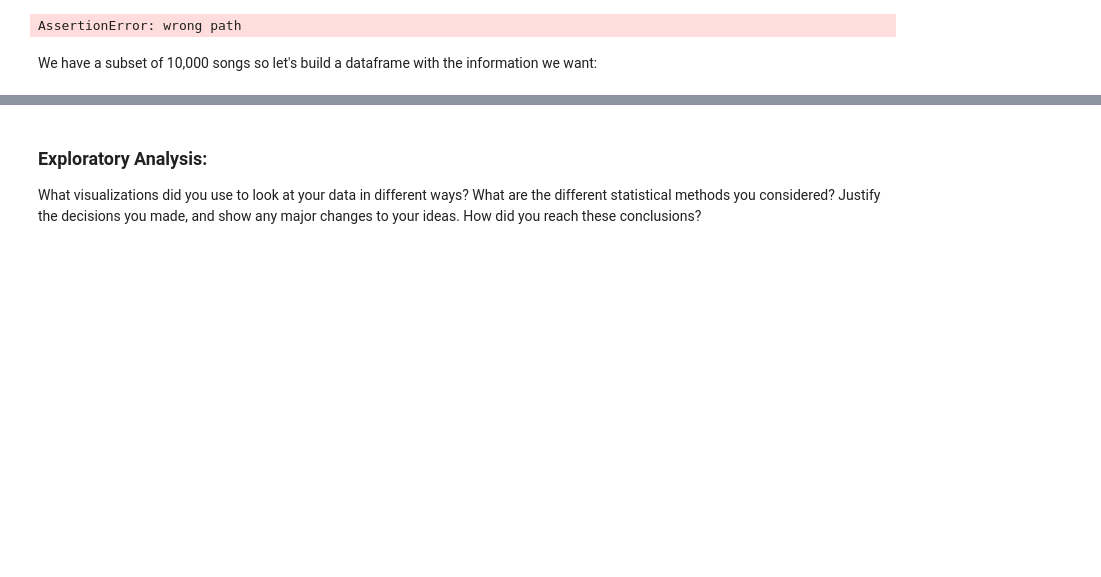
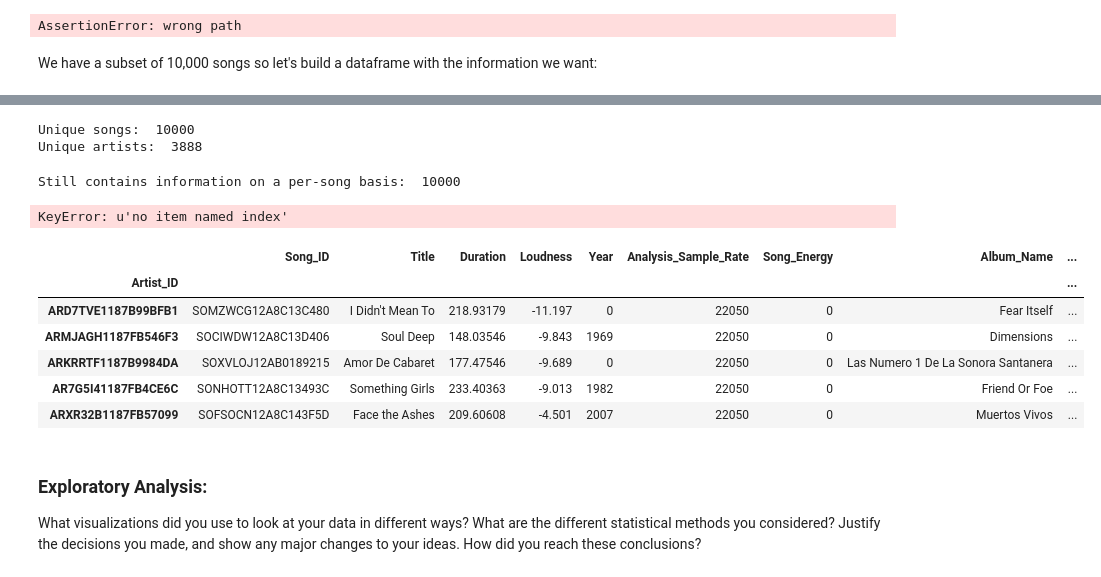
Before and after one commit to AnastasiyaB/Music_Magic, a Jupyter notebook: Process_Book.ipynb, the cells around one changed output, grey strips where cells are left out. Saved outputs shown, nothing was run; the diff lists cells and outputs as text; code cells hidden in the pictures; blank space fills up the shorter version.

```diff
--- a/Process_Book.ipynb
+++ b/Process_Book.ipynb
@@ -265,0 +286,57 @@ IOError: File all_data.csv does not exist
+# %%
+print "Unique songs: ", len(data_df.Song_ID.unique())
+print "Unique artists: ", len(data_df.Artist_ID.unique())
+
+
+### compute some category averages
+def recompute_frame(ldf):
+
+    ### can do it by artist and by album
+    ldfu=ldf.groupby('Artist_ID')
+
+    nldf=ldf.copy()
+    nldf.set_index(['Artist_ID'], inplace=True)
+
+    nldf['Artist_Song_count'] = ldfu.Song_ID.count()
+    nldf['Artist_avg_song_hotness'] = ldfu.Song_Hotness.mean()
+    nldf['Artist_avg_dancibility'] = ldfu.Danceability.mean()
+    nldf['Artist_avg_duration'] = ldfu.Duration.mean()
+    nldf['Artist_avg_loudness'] = ldfu.Loudness.mean()
+    nldf['Artist_avg_release'] = ldfu.Year.mean()
+    nldf['Artist_avg_analysis_sample_rate'] = ldfu.Analysis_Sample_Rate.mean()
+    nldf['Artist_avg_key'] = ldfu.Key.mean()
+    nldf['Artist_avg_tempo'] = ldfu.Tempo.mean()
+    #### could always add more category averages here
+
+ #   nldf.reset_index(inplace=True)
+    return nldf
+# %% [output]
+Unique songs:  10000
+Unique artists:  3888
+# %%
+new_frame = recompute_frame(data_df)
+print "Still contains information on a per-song basis: ", len(new_frame.index)
+### TODO want to aggregate information here in order not to throw it out
+### make sure that title and song id are aggreagated, etc
+# %% [output]
+Still contains information on a per-song basis:  10000
+# %%
+new_frame = new_frame.drop_duplicates(cols='index',take_last=True) ## TODO make sure to do this correctly
+print "Now all the duplicate indices have been removed: ", len(new_frame.index)
+# %% [output]
+KeyError: u'no item named index'
+# %%
+# drop some of the columns it doesn't have make sense to have anymore
+#new_frame = new_frame.drop('Song_Hotness',1)
+#new_frame = new_frame.drop('Danceability',1)
+#### TODO drop the rest of the meaningless categories here ...
+
+new_frame.head()
+# %% [output]
+|  | Song_ID | Title | Duration | Loudness | Year | Analysis_Sample_Rate | Song_Energy | Album_Name | ... |
+| Artist_ID |  |  |  |  |  |  |  |  | ... |
+| ARD7TVE1187B99BFB1 | SOMZWCG12A8C13C480 | I Didn't Mean To | 218.93179 | -11.197 | 0 | 22050 | 0 | Fear Itself | ... |
+| ARMJAGH1187FB546F3 | SOCIWDW12A8C13D406 | Soul Deep | 148.03546 | -9.843 | 1969 | 22050 | 0 | Dimensions | ... |
+| ARKRRTF1187B9984DA | SOXVLOJ12AB0189215 | Amor De Cabaret | 177.47546 | -9.689 | 0 | 22050 | 0 | Las Numero 1 De La Sonora Santanera | ... |
+| AR7G5I41187FB4CE6C | SONHOTT12A8C13493C | Something Girls | 233.40363 | -9.013 | 1982 | 22050 | 0 | Friend Or Foe | ... |
+| ARXR32B1187FB57099 | SOFSOCN12A8C143F5D | Face the Ashes | 209.60608 | -4.501 | 2007 | 22050 | 0 | Muertos Vivos | ... |
```
Also changed, not shown: parts of 34 cells of this notebook.
